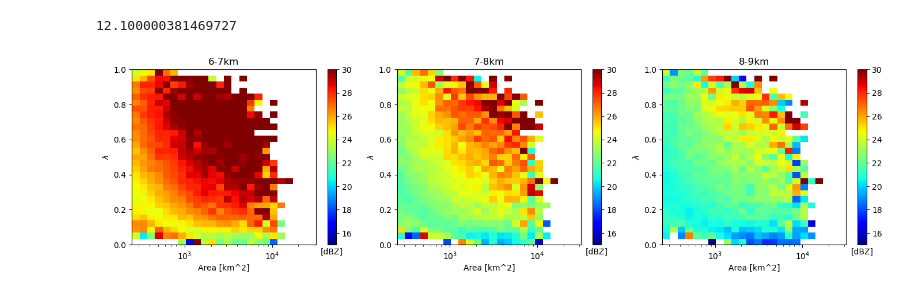
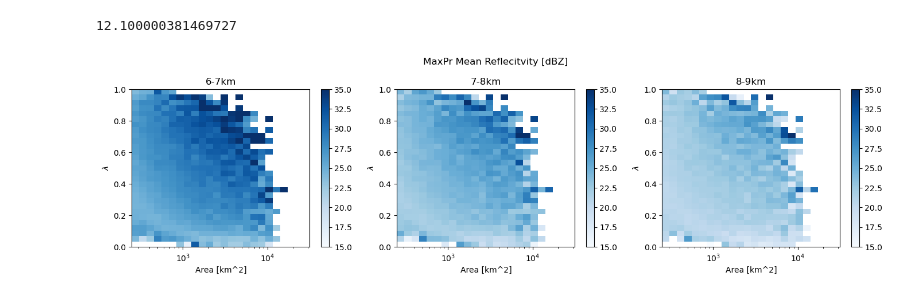
Before and after one commit to pedroanguloumana/extreme_precipitation_in_gpm, a Jupyter notebook: notebooks/nb03_VerticalProfiles.ipynb, the cells around one changed output. Cells and saved outputs as stored; diff of their text form; code cells hidden in the pictures.

```diff
--- a/notebooks/nb03_VerticalProfiles.ipynb
+++ b/notebooks/nb03_VerticalProfiles.ipynb
@@ -82,39 +79,42 @@ loc_bins = np.linspace(0, 1, 30)
 
 layer_slices = [slice(6, 7), slice(7, 8), slice(8,9)]
 norm_list = [
-    colors.Normalize(vmin=15, vmax=30),
-    colors.Normalize(vmin=15, vmax=30),
-    colors.Normalize(vmin=15, vmax=30)
+    colors.Normalize(vmin=15, vmax=35),
+    colors.Normalize(vmin=15, vmax=35),
+    colors.Normalize(vmin=15, vmax=35)
 ]
 for i, (ax, norm) in enumerate(zip(axs.ravel(), norm_list)):
     mean_z = radar_profs.sel(alt=layer_slices[i]).mean('alt', skipna=True)
     mean = binned_statistic_2d(
         loc,
         area,
         bins=[loc_bins, area_bins],
         values=np.log10(mean_z) * 10,  # convert reflectivity
         statistic=np.nanmean
     ).statistic
 
     x_mesh, y_mesh = np.meshgrid(area_bins, loc_bins)
     c = ax.pcolormesh(
         x_mesh,
         y_mesh,
         mean,
-        cmap=plt.cm.jet,
+        cmap=plt.cm.Blues,
         norm=norm
     )
     # Add colorbar
     cb = fig.colorbar(c, ax=ax)
-    cb.ax.set_xlabel('[dBZ]')
+    # cb.ax.set_xlabel('[dBZ]')
 
     # Label axes & title
     ax.set_xscale('log')
     ax.set_xlabel('Area [km^2]')
     ax.set_ylabel(r'$\lambda$')
     ax.set_title(f"{layer_slices[i].start}-{layer_slices[i].stop}km")
     # ax.set_title(chr(ord('a') + i), loc='left')
 
+fig.suptitle('MaxPr Mean Reflecitvity [dBZ]')
 fig.tight_layout(pad=1)
+
+save_figure(fig, 'Mean Reflecitivity')
 # %% [output]
-[figure, old version]
+[figure, new version]
```
Also changed, not shown: parts of 1 cell of this notebook, 19 other files.
